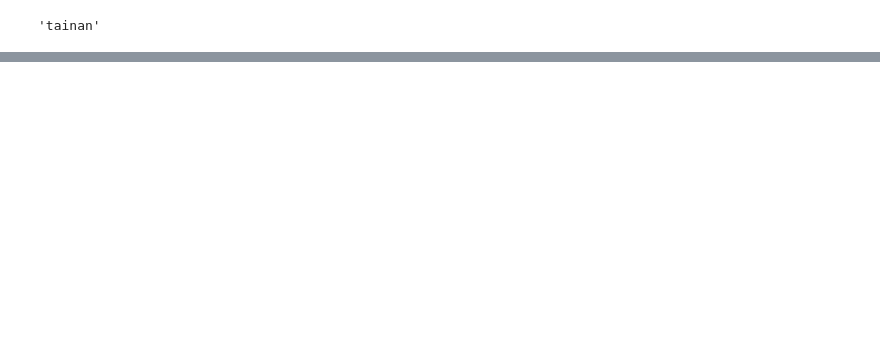
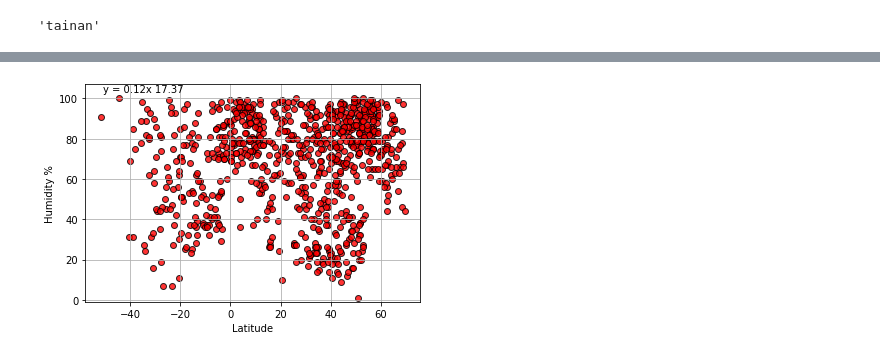
Before and after one commit to joshuadroid/py-api-challenge, a Jupyter notebook: WeatherPy/WeatherPy.ipynb, the cells around one changed output, grey strips where cells are left out. Drawn from its saved outputs; the diff is of its cells as text; code cells hidden in the pictures; blank space fills up the shorter version.

```diff
--- a/WeatherPy/WeatherPy.ipynb
+++ b/WeatherPy/WeatherPy.ipynb
@@ -194,0 +234,4 @@ response['wind']['speed']
+# %%
+scatterPlotIt(4, "Humidity %", df, 99)
+# %% [output]
+[figure, added]
```
Also changed, not shown: parts of 34 cells of this notebook.
